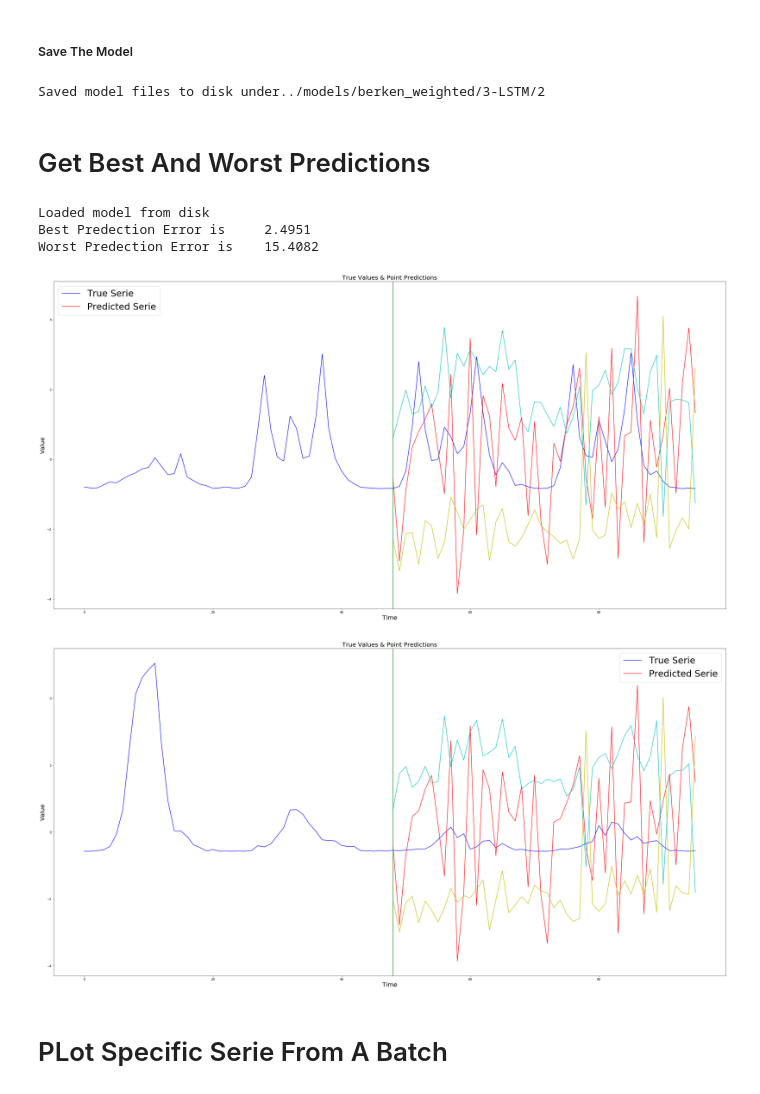
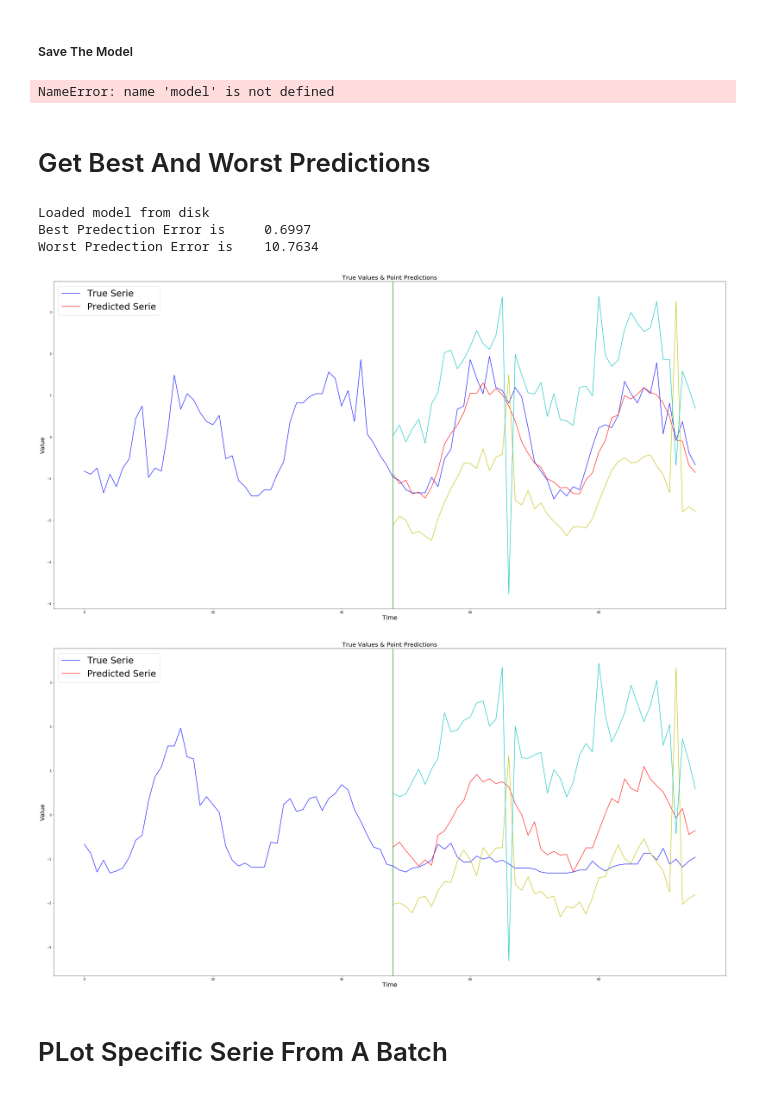
Before and after one commit to yamen23ali/m4-lstm, a Jupyter notebook: notebooks/Training and Evaluation ( Berken) .ipynb, the cells around one changed output. Cells and saved outputs as stored; diff of their text form; code cells hidden in the pictures.

```diff
--- a/notebooks/Training and Evaluation ( Berken) .ipynb
+++ b/notebooks/Training and Evaluation ( Berken) .ipynb
@@ -91,35 +89,35 @@ Epoch 20/20
 # %% [markdown]
 ##### Save The Model
 # %%
-MODEL_BASE_DIR = '../models/berken_weighted/3-LSTM'
+MODEL_BASE_DIR = '../models/berken_weighted/2-LSTM'
 model.save(MODEL_BASE_DIR)
 # %% [output]
-Saved model files to disk under../models/berken_weighted/3-LSTM/2
+NameError: name 'model' is not defined
 # %% [markdown]
 # Get Best And Worst Predictions
 # %%
-MODEL_BASE_DIR = '../models/berken_weighted/2-LSTM/2'
+MODEL_BASE_DIR = '../models/berken/6-LSTM/4'
 model = M4Model()
 hyperparameters = model.load(MODEL_BASE_DIR)
 
-X, Y, Ypredictions, error =  sort_by_prediction_error(model,test_x, test_y, mase)
+X, Y, Ypredictions, error =  sort_by_prediction_error(model,holdout_x, holdout_y, mase)
 
 if FEATURES_NUMBER == 1:
     X = X[:,:, np.newaxis]
 
 print(f'Best Predection Error is {error[0]:10.4f}')
 print(f'Worst Predection Error is {error[X.shape[0]-1]:10.4f}')
 
 lower_bound = Ypredictions[:,-48:]
 upper_bound = Ypredictions[:,48:-48]
-plot_serie_with_bounds(X[:,:,0], Y[:,:HORIZON], Ypredictions[:,:HORIZON], lower_bound, upper_bound, serie_indx=0)
-plot_serie_with_bounds(X[:,:,0], Y[:,:HORIZON], Ypredictions[:,:HORIZON], lower_bound, upper_bound, serie_indx=X.shape[0]-1)
+plot_serie_with_bounds(X[:,:,0], Y[:,:HORIZON], Ypredictions[:,:HORIZON], lower_bound, upper_bound, serie_indx=0, save_path='best_berken.png')
+plot_serie_with_bounds(X[:,:,0], Y[:,:HORIZON], Ypredictions[:,:HORIZON], lower_bound, upper_bound, serie_indx=X.shape[0]-1, save_path='worst_berken.png')
 # %% [output]
 Loaded model from disk
-Best Predection Error is     2.4951
-Worst Predection Error is    15.4082
+Best Predection Error is     0.6997
+Worst Predection Error is    10.7634
-[figure, old version]
+[figure, new version]
-[figure, old version]
+[figure, new version]
 # %% [markdown]
 # PLot Specific Serie From A Batch
 # %%
```
Also changed, not shown: parts of 1 cell of this notebook, 1 other file.
